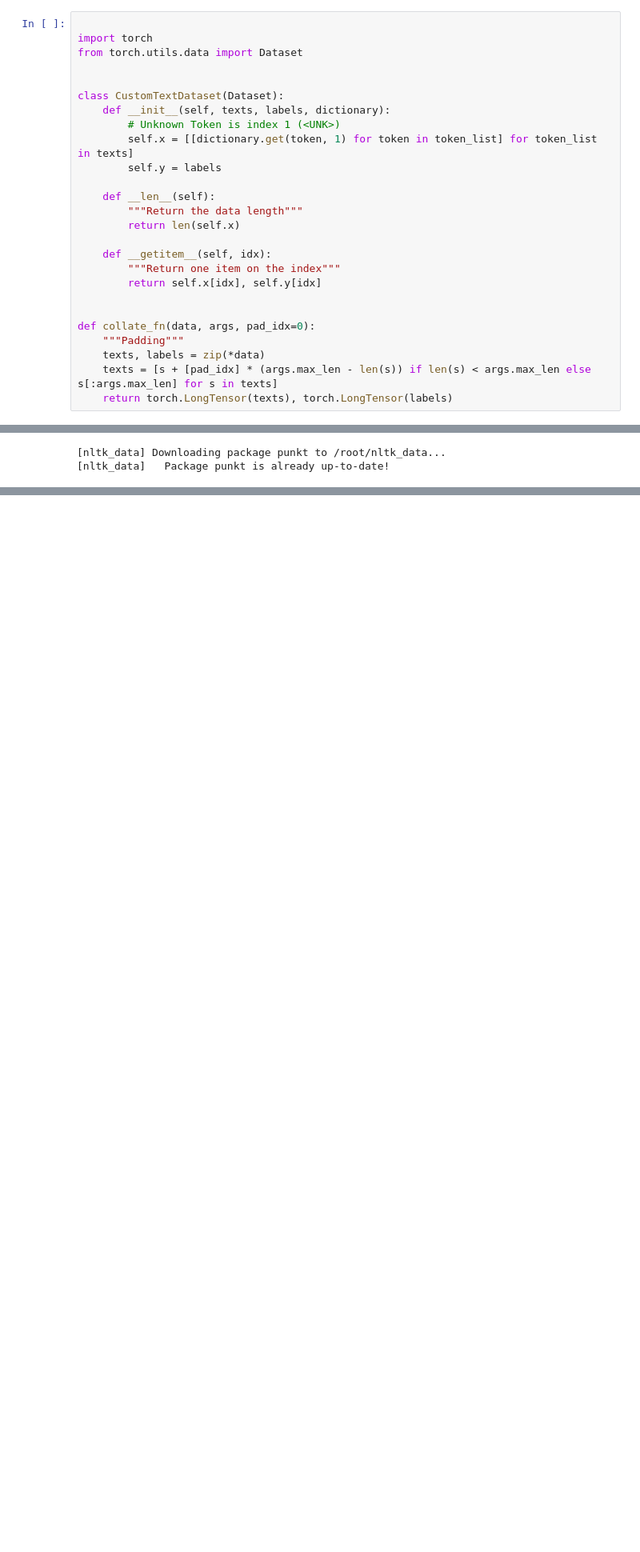
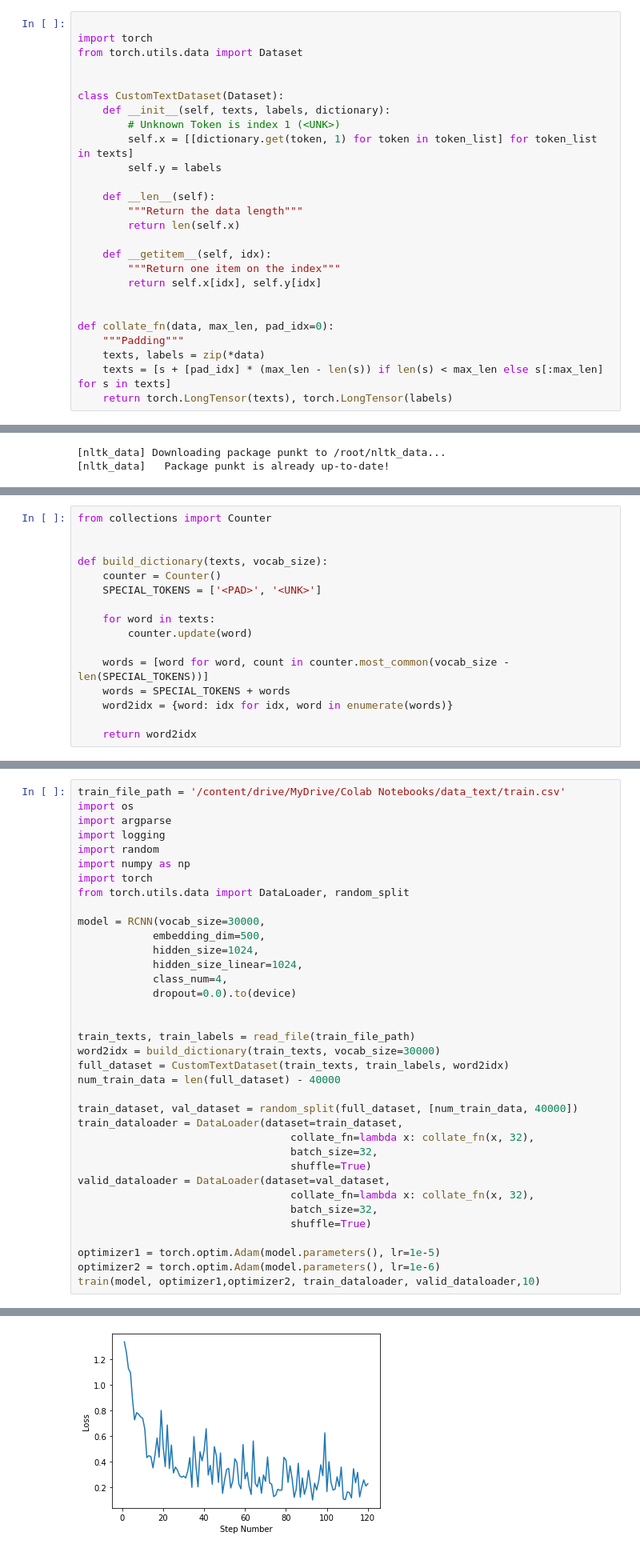
Before and after one commit to Ramprabu95/RNN-based-Text-Classification-in-presence-of-noise, a Jupyter notebook: rcnn_text_classification.ipynb, the cells around one changed output, grey strips where cells are left out. Shown at 80% size. Saved outputs shown, nothing was run; the diff lists cells and outputs as text; blank space fills up the shorter version.

```diff
--- a/rcnn_text_classification.ipynb
+++ b/rcnn_text_classification.ipynb
@@ -54,10 +54,10 @@ class CustomTextDataset(Dataset):
         return self.x[idx], self.y[idx]
 
 
-def collate_fn(data, args, pad_idx=0):
+def collate_fn(data, max_len, pad_idx=0):
     """Padding"""
     texts, labels = zip(*data)
-    texts = [s + [pad_idx] * (args.max_len - len(s)) if len(s) < args.max_len else s[:args.max_len] for s in texts]
+    texts = [s + [pad_idx] * (max_len - len(s)) if len(s) < max_len else s[:max_len] for s in texts]
     return torch.LongTensor(texts), torch.LongTensor(labels)
 # %%
 import pandas as pd
@@ -177,0 +184,16 @@ ImportError: ignored
+# %%
+from collections import Counter
+
+
+def build_dictionary(texts, vocab_size):
+    counter = Counter()
+    SPECIAL_TOKENS = ['<PAD>', '<UNK>']
+
+    for word in texts:
+        counter.update(word)
+
+    words = [word for word, count in counter.most_common(vocab_size - len(SPECIAL_TOKENS))]
+    words = SPECIAL_TOKENS + words
+    word2idx = {word: idx for idx, word in enumerate(words)}
+
+    return word2idx
@@ -177,0 +207,37 @@ ImportError: ignored
+# %%
+train_file_path = '/content/drive/MyDrive/Colab Notebooks/data_text/train.csv'
+import os
+import argparse
+import logging
+import random
+import numpy as np
+import torch
+from torch.utils.data import DataLoader, random_split
+
+model = RCNN(vocab_size=30000,
+            embedding_dim=500,
+            hidden_size=1024,
+            hidden_size_linear=1024,
+            class_num=4,
+            dropout=0.0).to(device)
+
+
+train_texts, train_labels = read_file(train_file_path)
+word2idx = build_dictionary(train_texts, vocab_size=30000)
+full_dataset = CustomTextDataset(train_texts, train_labels, word2idx)
+num_train_data = len(full_dataset) - 40000
+
+train_dataset, val_dataset = random_split(full_dataset, [num_train_data, 40000])
+train_dataloader = DataLoader(dataset=train_dataset,
+                                  collate_fn=lambda x: collate_fn(x, 32),
+                                  batch_size=32,
+                                  shuffle=True)
+valid_dataloader = DataLoader(dataset=val_dataset,
+                                  collate_fn=lambda x: collate_fn(x, 32),
+                                  batch_size=32,
+                                  shuffle=True)
+
+optimizer1 = torch.optim.Adam(model.parameters(), lr=1e-5)
+optimizer2 = torch.optim.Adam(model.parameters(), lr=1e-6)
+train(model, optimizer1,optimizer2, train_dataloader, valid_dataloader,10)
+# %% [output]
@@ -177,0 +261 @@ ImportError: ignored
+[figure, added]
```
Also changed, not shown: parts of 17 cells of this notebook.
